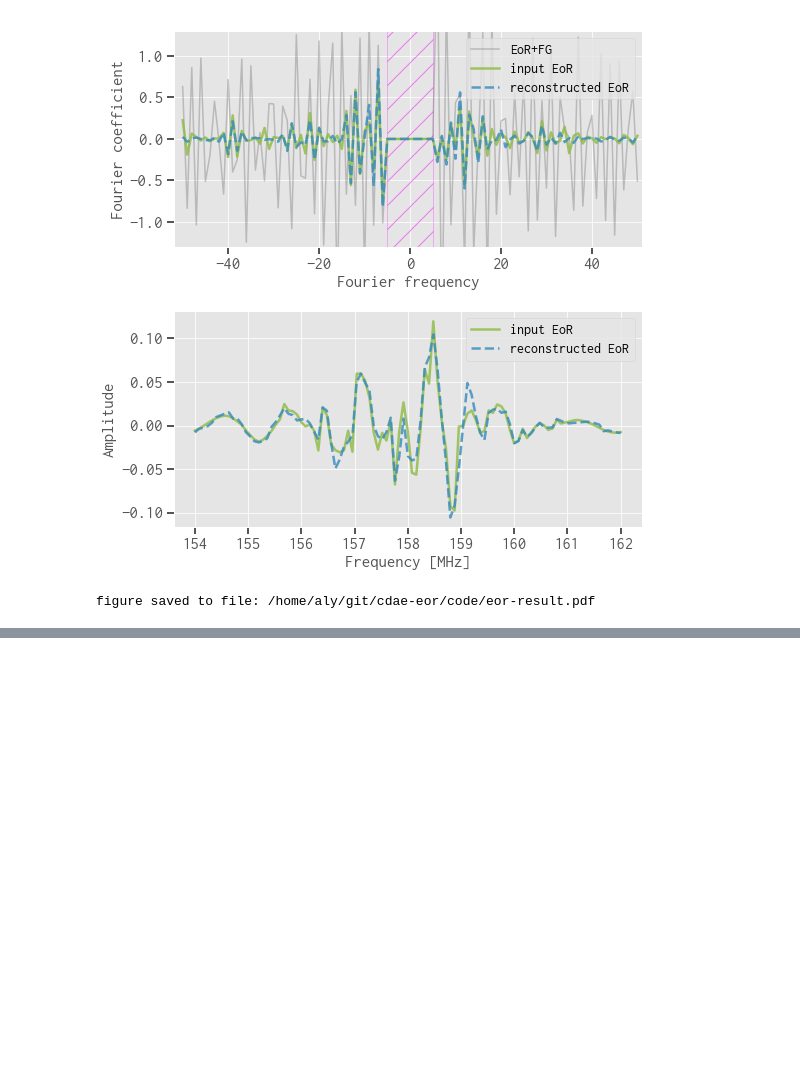
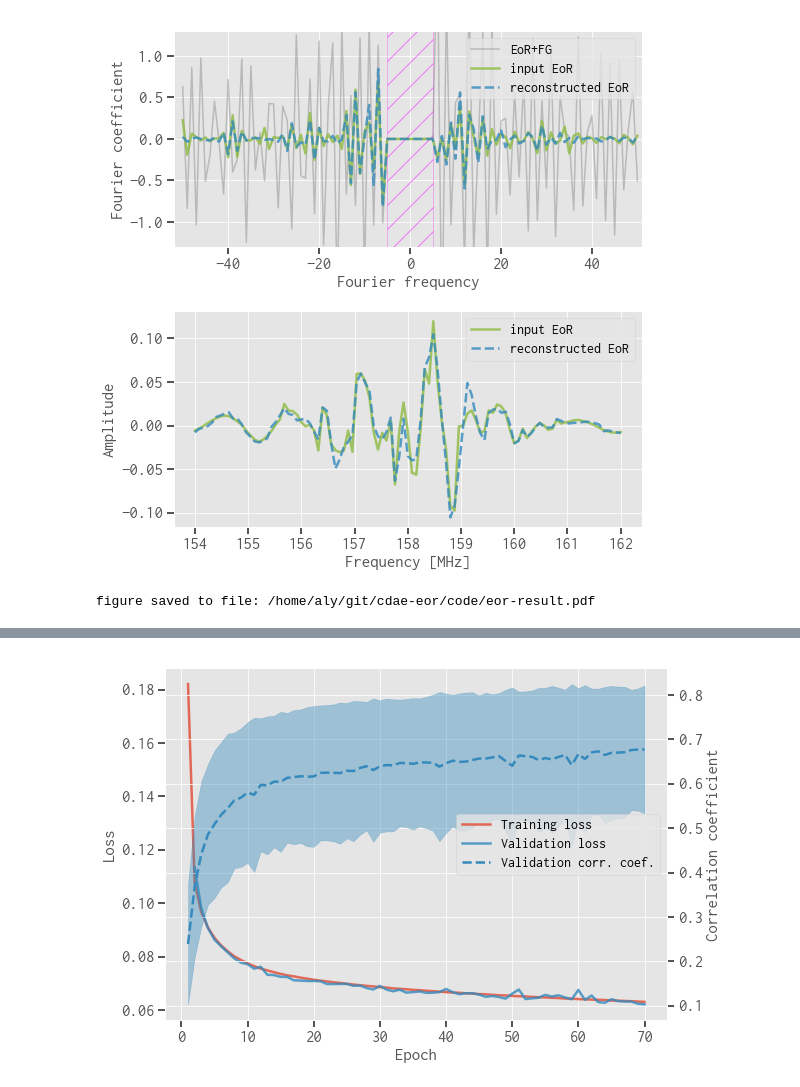
Before and after one commit to liweitianux/cdae-eor, a Jupyter notebook: code/cdae.ipynb, the cells around one changed output, grey strips where cells are left out. Drawn from its saved outputs; the diff is of its cells as text; code cells hidden in the pictures; blank space fills up the shorter version.

```diff
--- a/code/cdae.ipynb
+++ b/code/cdae.ipynb
@@ -808,0 +940,2 @@ median: 0.94072625041008
+# %%
+modelfit2.fit(epochs=20)
@@ -808,0 +960,4 @@ median: 0.94072625041008
+# %%
+fig, axes = plot_modelfit(modelfit2, figsize=(9, 6))
+# %% [output]
+[figure, added]
```
Also changed, not shown: parts of 29 cells of this notebook, 1 other file.
